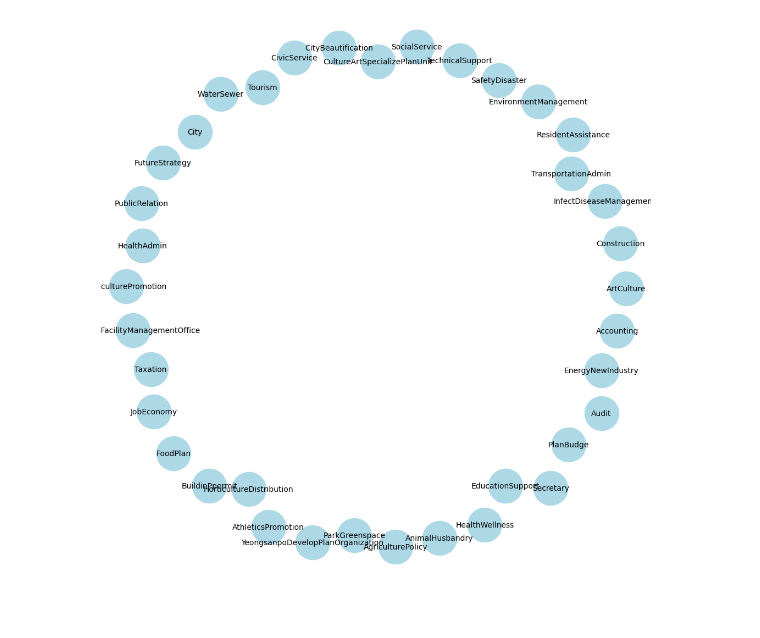
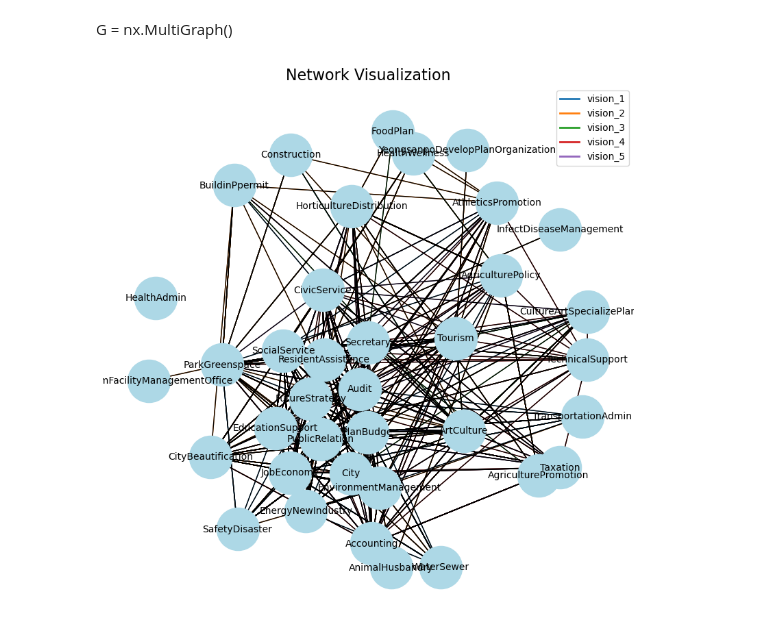
Before and after one commit to parksh5295/2024_Network_Science, a Jupyter notebook: network.ipynb, the cells around one changed output. Saved outputs shown, nothing was run; the diff lists cells and outputs as text; code cells hidden in the pictures; blank space fills up the shorter version.

```diff
--- a/network.ipynb
+++ b/network.ipynb
@@ -23,5 +18,12 @@ for edge_file in os.listdir(edges_folder):
         edge_path = os.path.join(edges_folder, edge_file)
         edges_df = pd.read_csv(edge_path)
 
+        G = nx.Graph()
+
+        for _, row in nodes_df.iterrows():
+            G.add_node(row['id'], label=row['label'])
+
         for _, row in edges_df.iterrows():
             G.add_edge(row['Start_Node'], row['End_Node'], weight=row['Weight'], layer=layer_name)
+
+        layer_networks[layer_name] = G
@@ -31,19 +56,41 @@ print("Edges:", G.edges(data=True))
+# %% [markdown]
+G = nx.MultiGraph()
+# %%
+node_file = "Department_Collaborate_node.csv"
+edges_folder = "Department_Collaborate_Vision/"
+
+nodes_df = pd.read_csv(node_file, header=None, names=["id", "label"])
+
+G = nx.MultiGraph()
+
+for _, row in nodes_df.iterrows():
+    G.add_node(row['id'], label=row['label'])
+
+for edge_file in os.listdir(edges_folder):
+    if edge_file.endswith("_edges.csv"):
+        layer_name = edge_file.replace("_edges.csv", "")
+        edge_path = os.path.join(edges_folder, edge_file)
+        edges_df = pd.read_csv(edge_path)
+
+        for _, row in edges_df.iterrows():
+            G.add_edge(row['Start_Node'], row['End_Node'], weight=row['Weight'], layer=layer_name)
 # %%
 plt.figure(figsize=(10, 10))
-pos = nx.spring_layout(G, k=3.0, iterations=100)
+pos = nx.spring_layout(G, k=100.0, iterations=100)
+# pos = nx.circular_layout(G)
 
-# layers = {data['layer'] for _, _, data in G.edges(data=True)}
-# colors = plt.cm.tab10(range(len(layers)))
-# layer_to_color = {layer: color for layer, color in zip(layers, colors)}
-# for layer in layers:
-#     edges = [(u, v) for u, v, d in G.edges(data=True) if d['layer'] == layer]
-#     nx.draw_networkx_edges(G, pos, edgelist=edges, edge_color=[layer_to_color[layer]] * len(edges), label=layer)
+layers = sorted({data['layer'] for _, _, data in G.edges(data=True)})
+colors = plt.cm.tab10(range(len(layers)))
+layer_to_color = {layer: color for layer, color in zip(layers, colors)}
+for layer in layers:
+    edges = [(u, v) for u, v, d in G.edges(data=True) if d['layer'] == layer]
+    nx.draw_networkx_edges(G, pos, edgelist=edges, edge_color=[layer_to_color[layer]] * len(edges), label=layer)
 
 nx.draw(G, pos, with_labels=True, labels=nx.get_node_attributes(G, 'label'),
         node_size=2000, node_color="lightblue", font_size=10, font_color="black")
 
-# plt.title("Network Visualization", fontsize=16)
-# plt.legend(handles=[plt.Line2D([0], [0], color=color, lw=2, label=layer) for layer, color in layer_to_color.items()])
+plt.title("Network Visualization", fontsize=16)
+plt.legend(handles=[plt.Line2D([0], [0], color=color, lw=2, label=layer) for layer, color in layer_to_color.items()])
 plt.show()
 # %% [output]
-[figure, old version]
+[figure, new version]
```
Also changed, not shown: parts of 4 cells of this notebook.
